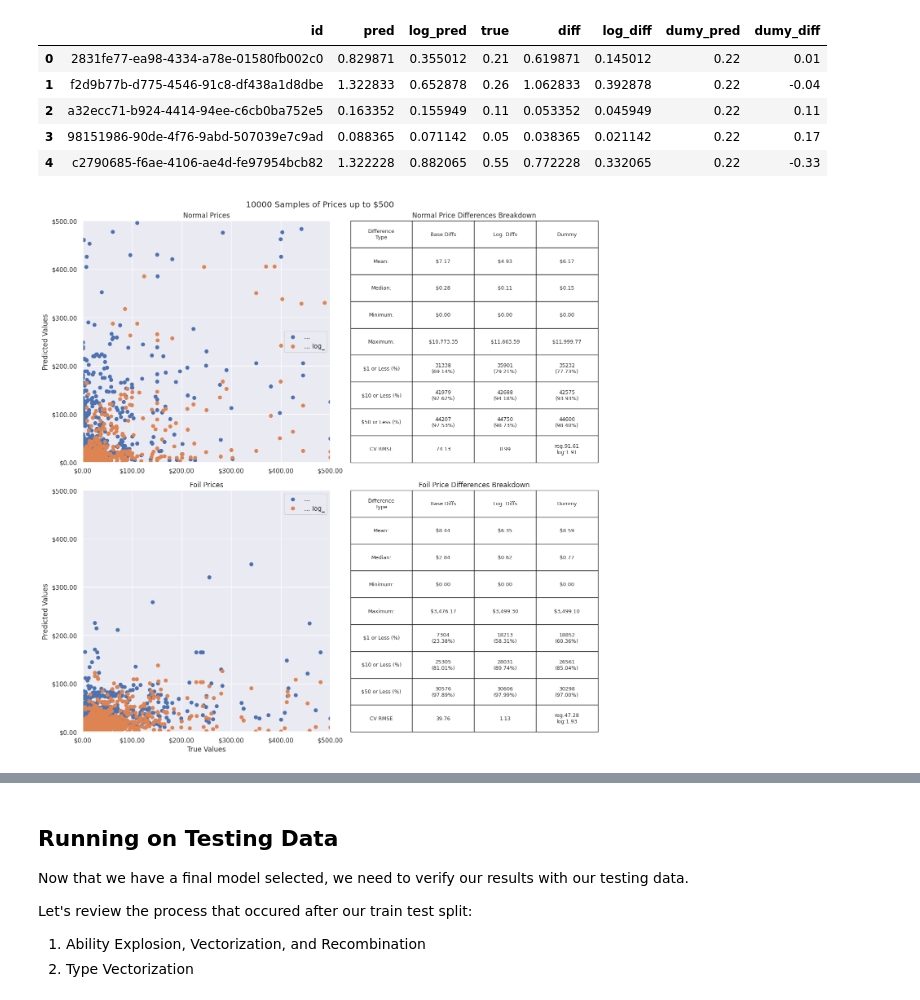
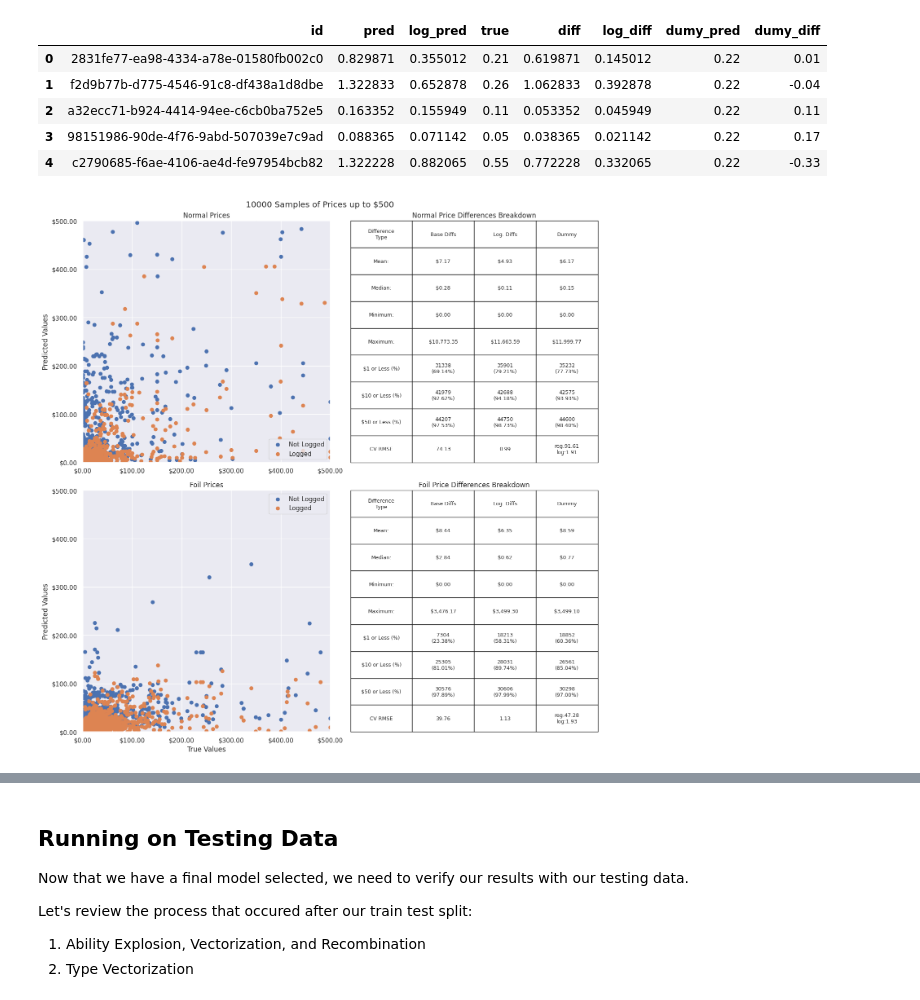
Before and after one commit to ParkedHampster/Spell-Trends, a Jupyter notebook: 2_Modeling.ipynb, the cells around one changed output, grey strips where cells are left out. Cells and saved outputs as stored; diff of their text form; code cells hidden in the pictures.

```diff
--- a/2_Modeling.ipynb
+++ b/2_Modeling.ipynb
@@ -1211,7 +1211,7 @@ for i, (_finish,_df) in enumerate(scorers.items()):
         if j<2:
             ax[i][0].scatter(
                 X,_sampled_df[f"{_prefix}pred"],
-                label=f"... {_prefix}"
+                label=f"{['Not ',''][j]}Logged"
             )
         _dif_typ = f'{_prefix}diff'
 
@@ -1256,33 +1256,33 @@ for i, (_finish,_df) in enumerate(scorers.items()):
     ax[i][0].set(
         ylabel='Predicted Values',
         xlim=(0,_upper_limit),
         ylim=(0,_upper_limit)
     )
     ax[i][0].xaxis.set_major_formatter('${x:,.2f}')
     ax[i][0].yaxis.set_major_formatter('${x:,.2f}')
     ax[i][0].legend()
     ax[i][1].table(
         _table,
         colLabels=_tb_headers,
         cellLoc='center',
         bbox=[0,0,1,1]
         )
     ax[i][1].grid(False)
     ax[i][1].axis('off')
     ax[i][1].set(
         title=f"{_type} Price Differences Breakdown"
     )
 
 ax[-1][0].set(
     xlabel='True Values'
 )
 
 plt.suptitle(
     f"{_n_samples} Samples of Prices up to ${_upper_limit}"
 )
 
 plt.tight_layout()
 # %% [output]
-[figure, old version]
+[figure, new version]
 # %% [markdown]
 ### Analyzing the Training Results
```
Also changed, not shown: parts of 1 cell of this notebook, 4 other files.
